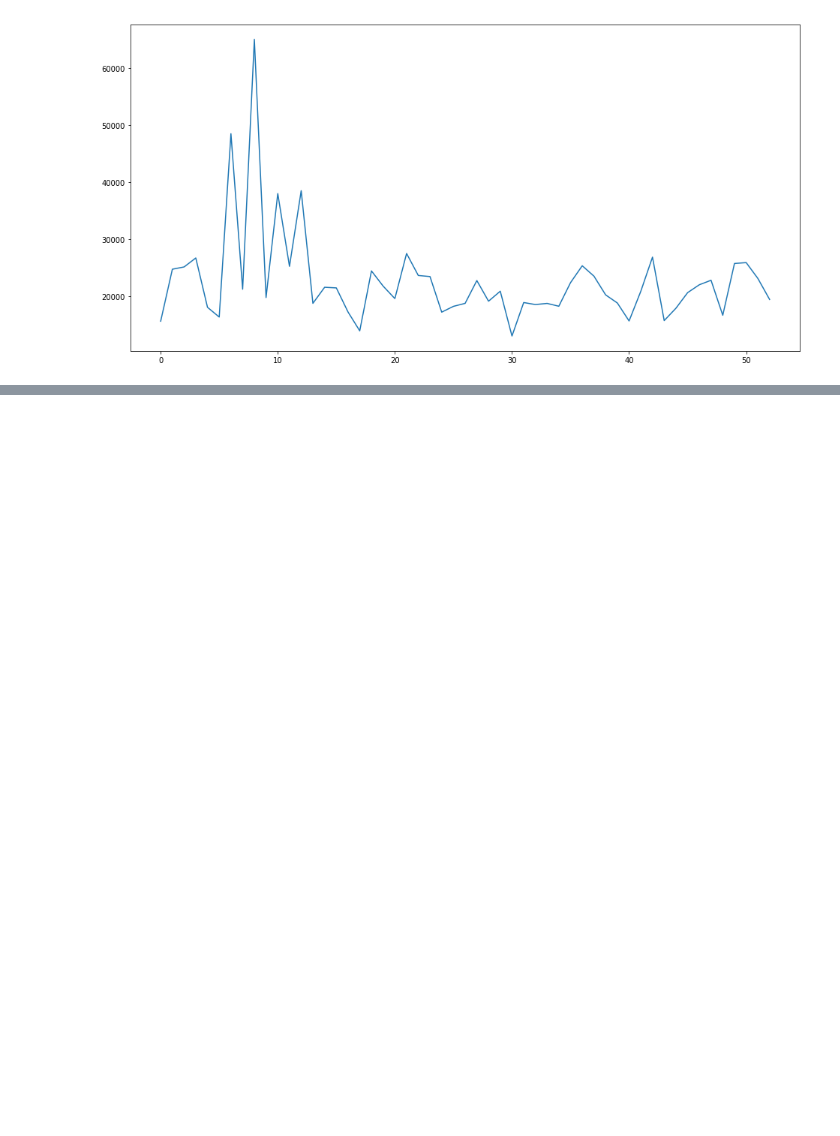
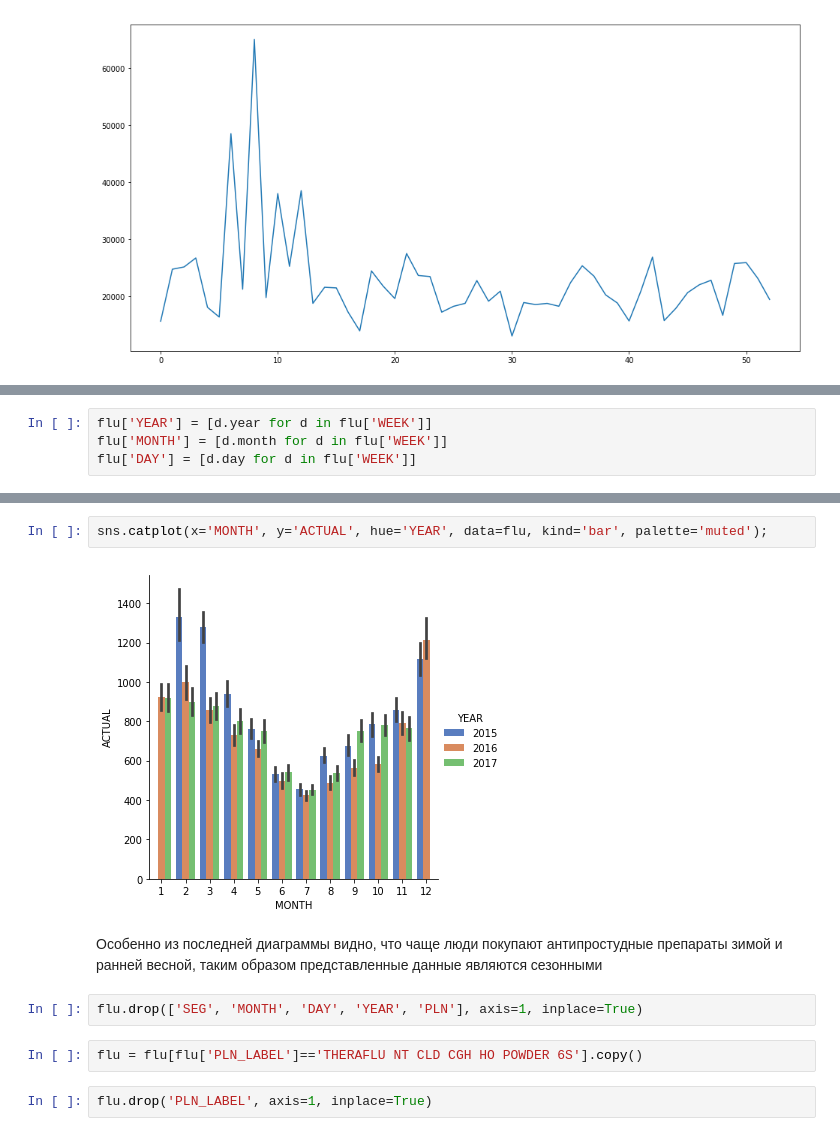
Before and after one commit to antonlagunov1623/ITechArt_lab, a Jupyter notebook: task1.ipynb, the cells around one changed output, grey strips where cells are left out. Saved outputs shown, nothing was run; the diff lists cells and outputs as text; blank space fills up the shorter version.

```diff
--- a/task1.ipynb
+++ b/task1.ipynb
@@ -1355,0 +1407,4 @@ plt.show()
+# %%
+flu['YEAR'] = [d.year for d in flu['WEEK']]
+flu['MONTH'] = [d.month for d in flu['WEEK']]
+flu['DAY'] = [d.day for d in flu['WEEK']]
@@ -1355,0 +1431,12 @@ plt.show()
+# %%
+sns.catplot(x='MONTH', y='ACTUAL', hue='YEAR', data=flu, kind='bar', palette='muted');
+# %% [output]
+[figure, added]
+# %% [markdown]
+Особенно из последней диаграммы видно, что чаще люди покупают антипростудные препараты зимой и ранней весной, таким образом представленные данные являются сезонными
+# %%
+flu.drop(['SEG', 'MONTH', 'DAY', 'YEAR', 'PLN'], axis=1, inplace=True)
+# %%
+flu = flu[flu['PLN_LABEL']=='THERAFLU NT CLD CGH HO POWDER 6S'].copy()
+# %%
+flu.drop('PLN_LABEL', axis=1, inplace=True)
```
Also changed, not shown: parts of 33 cells of this notebook.
